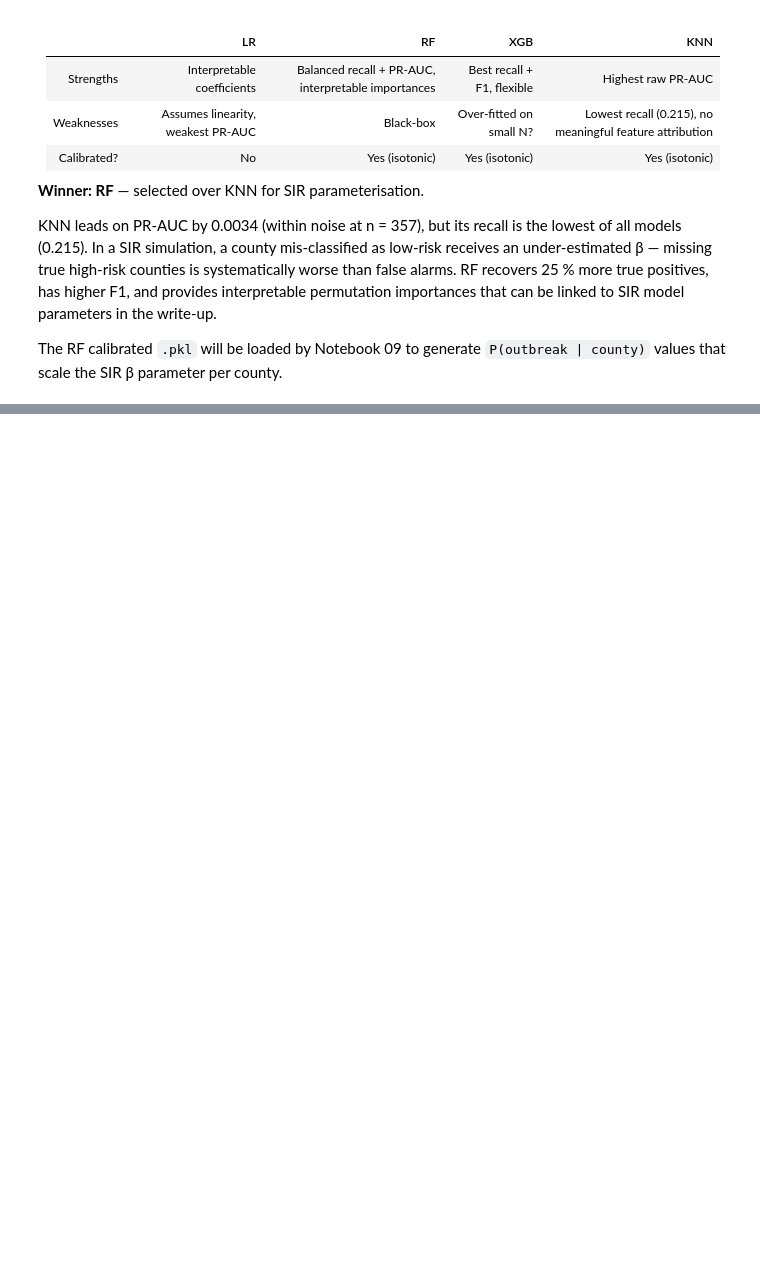
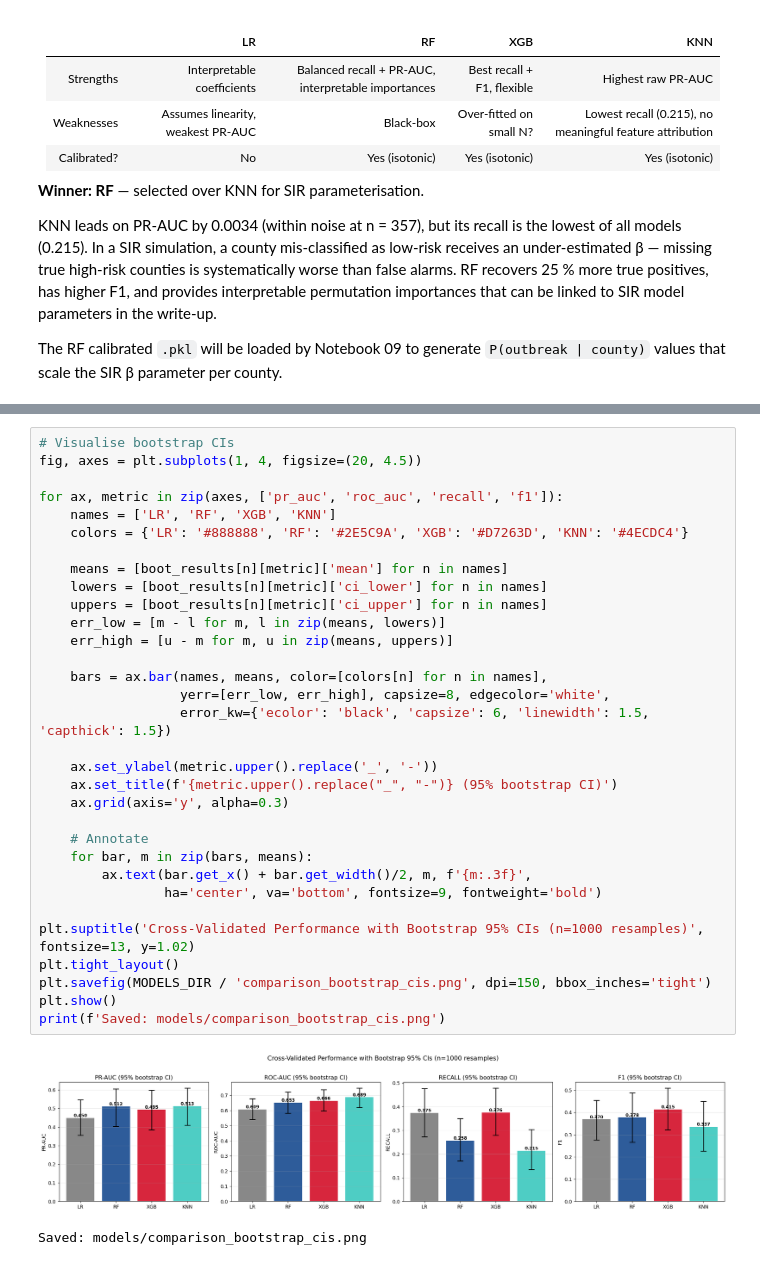
Before and after one commit to r0cb/ENGG2112, a Jupyter notebook: notebooks/08_model_comparison.ipynb, the cells around one changed output, grey strips where cells are left out. Cells and saved outputs as stored; diff of their text form; blank space fills up the shorter version.

```diff
--- a/notebooks/08_model_comparison.ipynb
+++ b/notebooks/08_model_comparison.ipynb
@@ -360,0 +568,35 @@ The RF calibrated `.pkl` will be loaded by Notebook 09 to generate
+# %%
+# Visualise bootstrap CIs
+fig, axes = plt.subplots(1, 4, figsize=(20, 4.5))
+
+for ax, metric in zip(axes, ['pr_auc', 'roc_auc', 'recall', 'f1']):
+    names = ['LR', 'RF', 'XGB', 'KNN']
+    colors = {'LR': '#888888', 'RF': '#2E5C9A', 'XGB': '#D7263D', 'KNN': '#4ECDC4'}
+
+    means = [boot_results[n][metric]['mean'] for n in names]
+    lowers = [boot_results[n][metric]['ci_lower'] for n in names]
+    uppers = [boot_results[n][metric]['ci_upper'] for n in names]
+    err_low = [m - l for m, l in zip(means, lowers)]
+    err_high = [u - m for m, u in zip(means, uppers)]
+
+    bars = ax.bar(names, means, color=[colors[n] for n in names],
+                  yerr=[err_low, err_high], capsize=8, edgecolor='white',
+                  error_kw={'ecolor': 'black', 'capsize': 6, 'linewidth': 1.5, 'capthick': 1.5})
+
+    ax.set_ylabel(metric.upper().replace('_', '-'))
+    ax.set_title(f'{metric.upper().replace("_", "-")} (95% bootstrap CI)')
+    ax.grid(axis='y', alpha=0.3)
+
+    # Annotate
+    for bar, m in zip(bars, means):
+        ax.text(bar.get_x() + bar.get_width()/2, m, f'{m:.3f}',
+                ha='center', va='bottom', fontsize=9, fontweight='bold')
+
+plt.suptitle('Cross-Validated Performance with Bootstrap 95% CIs (n=1000 resamples)', fontsize=13, y=1.02)
+plt.tight_layout()
+plt.savefig(MODELS_DIR / 'comparison_bootstrap_cis.png', dpi=150, bbox_inches='tight')
+plt.show()
+print(f'Saved: models/comparison_bootstrap_cis.png')
+# %% [output]
+[figure, added]
+Saved: models/comparison_bootstrap_cis.png
```
Also changed, not shown: parts of 18 cells of this notebook, 11 other files.
